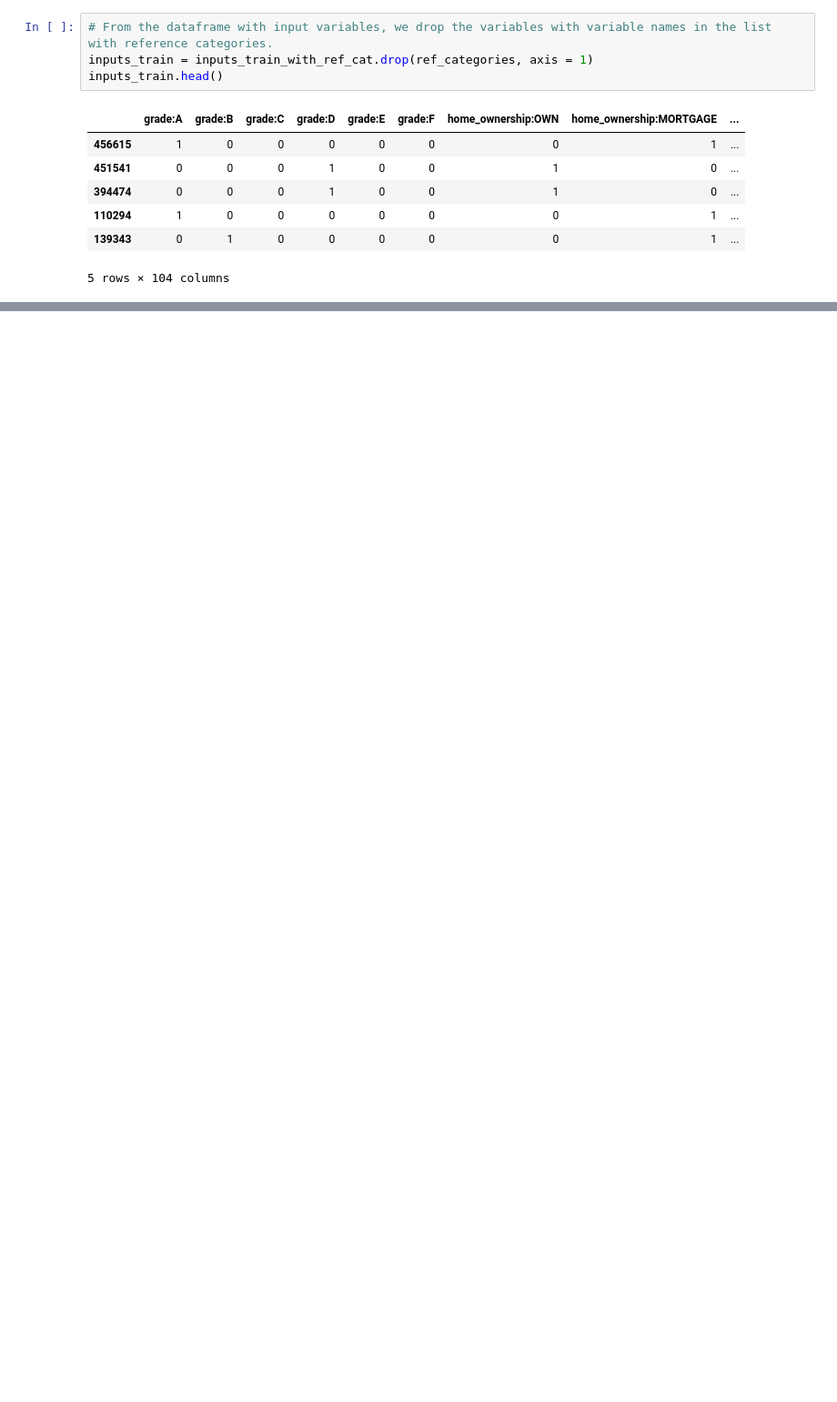
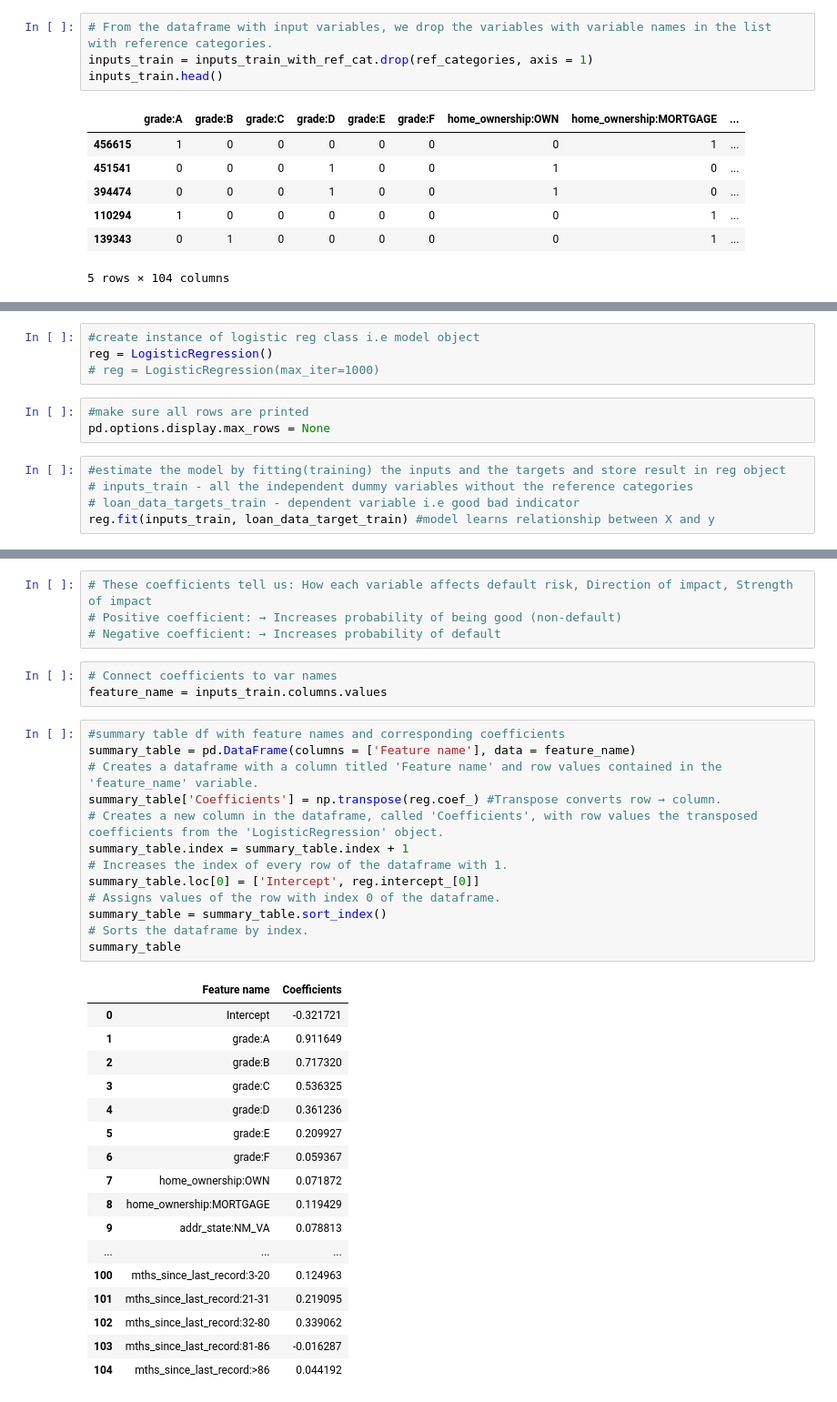
Before and after one commit to Lindah-Kima/credit_risk_modelling_python, a Jupyter notebook: PD_model_estimation.ipynb, the cells around one changed output, grey strips where cells are left out. Shown at 91% size. Saved outputs shown, nothing was run; the diff lists cells and outputs as text; blank space fills up the shorter version.

```diff
--- a/PD_model_estimation.ipynb
+++ b/PD_model_estimation.ipynb
@@ -270,0 +278,12 @@ inputs_train.head()
+# %%
+#create instance of logistic reg class i.e model object
+reg = LogisticRegression()
+# reg = LogisticRegression(max_iter=1000)
+# %%
+#make sure all rows are printed
+pd.options.display.max_rows = None
+# %%
+#estimate the model by fitting(training) the inputs and the targets and store result in reg object
+# inputs_train - all the independent dummy variables without the reference categories
+# loan_data_targets_train - dependent variable i.e good bad indicator
+reg.fit(inputs_train, loan_data_target_train) #model learns relationship between X and y
@@ -270,0 +323,38 @@ inputs_train.head()
+# %%
+# These coefficients tell us: How each variable affects default risk, Direction of impact, Strength of impact
+# Positive coefficient: → Increases probability of being good (non-default)
+# Negative coefficient: → Increases probability of default
+# %%
+# Connect coefficients to var names
+feature_name = inputs_train.columns.values
+# %%
+#summary table df with feature names and corresponding coefficients
+summary_table = pd.DataFrame(columns = ['Feature name'], data = feature_name)
+# Creates a dataframe with a column titled 'Feature name' and row values contained in the 'feature_name' variable.
+summary_table['Coefficients'] = np.transpose(reg.coef_) #Transpose converts row → column.
+# Creates a new column in the dataframe, called 'Coefficients', with row values the transposed coefficients from the 'LogisticRegression' object.
+summary_table.index = summary_table.index + 1
+# Increases the index of every row of the dataframe with 1.
+summary_table.loc[0] = ['Intercept', reg.intercept_[0]]
+# Assigns values of the row with index 0 of the dataframe.
+summary_table = summary_table.sort_index()
+# Sorts the dataframe by index.
+summary_table
+# %% [output]
+|  | Feature name | Coefficients |
+| 0 | Intercept | -0.321721 |
+| 1 | grade:A | 0.911649 |
+| 2 | grade:B | 0.717320 |
+| 3 | grade:C | 0.536325 |
+| 4 | grade:D | 0.361236 |
+| 5 | grade:E | 0.209927 |
+| 6 | grade:F | 0.059367 |
+| 7 | home_ownership:OWN | 0.071872 |
+| 8 | home_ownership:MORTGAGE | 0.119429 |
+| 9 | addr_state:NM_VA | 0.078813 |
+| ... | ... | ... |
+| 100 | mths_since_last_record:3-20 | 0.124963 |
+| 101 | mths_since_last_record:21-31 | 0.219095 |
+| 102 | mths_since_last_record:32-80 | 0.339062 |
+| 103 | mths_since_last_record:81-86 | -0.016287 |
+| 104 | mths_since_last_record:>86 | 0.044192 |
```
Also changed, not shown: parts of 26 cells of this notebook, 4 other files.
